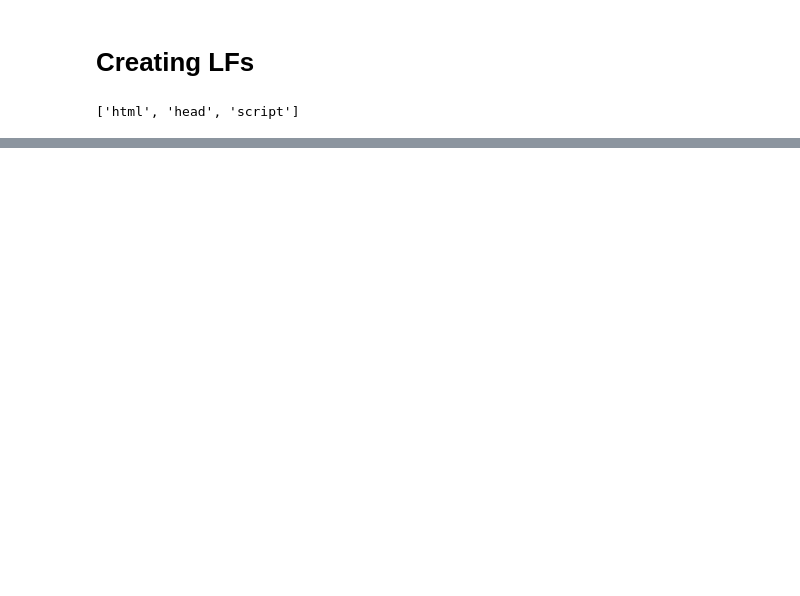
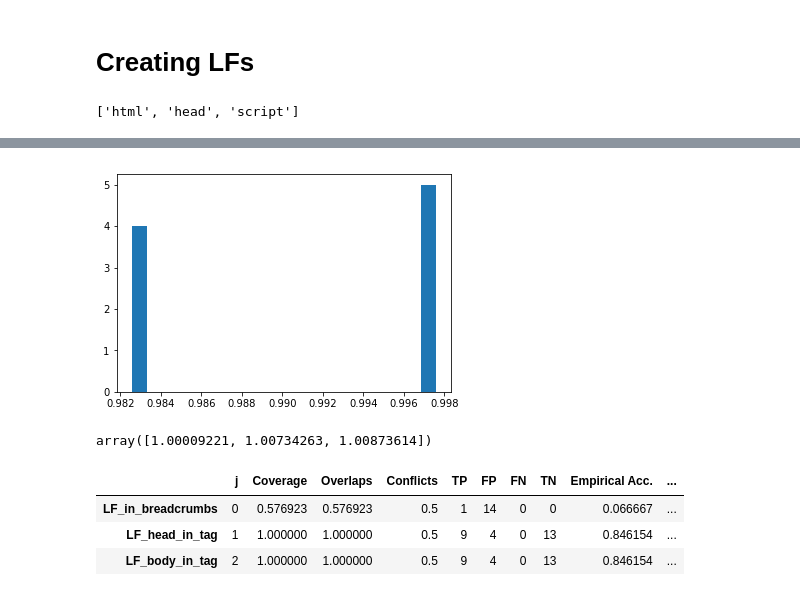
Before and after one commit to CHTAP/extractors, a Jupyter notebook: src/Location_Extractor_Dev_Notebook.ipynb, the cells around one changed output, grey strips where cells are left out. Drawn from its saved outputs; the diff is of its cells as text; code cells hidden in the pictures; blank space fills up the shorter version.

```diff
--- a/src/Location_Extractor_Dev_Notebook.ipynb
+++ b/src/Location_Extractor_Dev_Notebook.ipynb
@@ -317,0 +372,5 @@ lfs_location = [LF_in_breadcrumbs, LF_head_in_tag]
+# %%
+from snorkel.learning import GenerativeModel
+
+gen_model = GenerativeModel()
+%time gen_model.train(L_train, epochs=500, decay=0.9, step_size=0.001/L_train.shape[0], reg_param=0)
@@ -317,0 +381,20 @@ lfs_location = [LF_in_breadcrumbs, LF_head_in_tag]
+# %%
+train_marginals = gen_model.marginals(L_train)
+import matplotlib.pyplot as plt
+plt.hist(train_marginals, bins=20)
+plt.show()
+# %% [output]
+[figure, added]
+# %%
+gen_model.weights.lf_accuracy
+# %% [output]
+array([1.00009221, 1.00734263, 1.00873614])
+# %%
+L_gold_dev = load_gold_labels(session, annotator_name='gold', split=1)
+prec, rec, f1 = gen_model.score(L_dev, L_gold_dev)
+L_dev.lf_stats(L_gold_dev, gen_model.weights.lf_accuracy)
+# %% [output]
+|  | j | Coverage | Overlaps | Conflicts | TP | FP | FN | TN | Empirical Acc. | ... |
+| LF_in_breadcrumbs | 0 | 0.576923 | 0.576923 | 0.5 | 1 | 14 | 0 | 0 | 0.066667 | ... |
+| LF_head_in_tag | 1 | 1.000000 | 1.000000 | 0.5 | 9 | 4 | 0 | 13 | 0.846154 | ... |
+| LF_body_in_tag | 2 | 1.000000 | 1.000000 | 0.5 | 9 | 4 | 0 | 13 | 0.846154 | ... |
```
Also changed, not shown: parts of 19 cells of this notebook.
